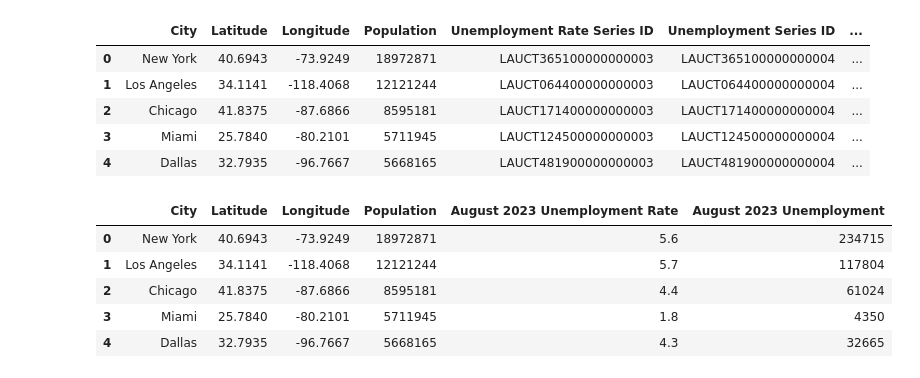
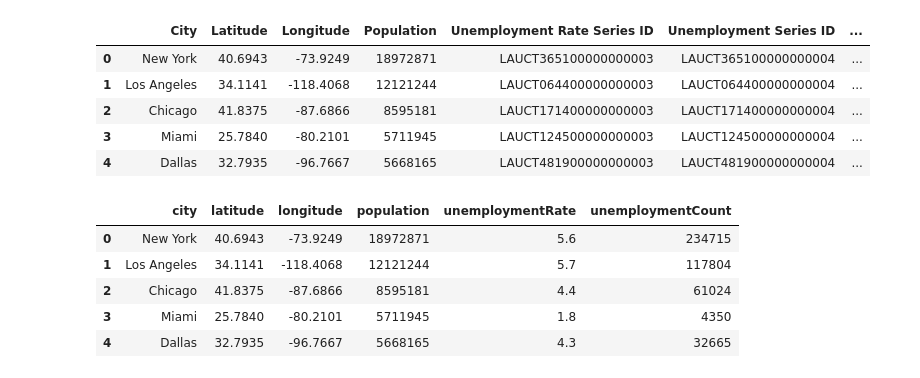
Before and after one commit to ryanmcr17/city-level-employment, a Jupyter notebook: cityDataETL/cityDataETL.ipynb, the cells around one changed output. Drawn from its saved outputs; the diff is of its cells as text; code cells hidden in the pictures.

```diff
--- a/cityDataETL/cityDataETL.ipynb
+++ b/cityDataETL/cityDataETL.ipynb
@@ -602,9 +602,11 @@ top_cities_combined_df.head()
 # %%
 city_data_df = top_cities_combined_df.loc[:, ['City','Latitude','Longitude','Population','August 2023 Unemployment Rate','August 2023 Unemployment']]
 
+city_data_df.rename(columns={'City':'city','Latitude':'latitude','Longitude':'longitude','Population':'population','August 2023 Unemployment Rate':'unemploymentRate','August 2023 Unemployment':'unemploymentCount'},inplace=True)
+
 city_data_df.head()
 # %% [output]
-|  | City | Latitude | Longitude | Population | August 2023 Unemployment Rate | August 2023 Unemployment |
+|  | city | latitude | longitude | population | unemploymentRate | unemploymentCount |
 | 0 | New York | 40.6943 | -73.9249 | 18972871 | 5.6 | 234715 |
 | 1 | Los Angeles | 34.1141 | -118.4068 | 12121244 | 5.7 | 117804 |
 | 2 | Chicago | 41.8375 | -87.6866 | 8595181 | 4.4 | 61024 |
```
Also changed, not shown: parts of 2 cells of this notebook, 4 other files.
